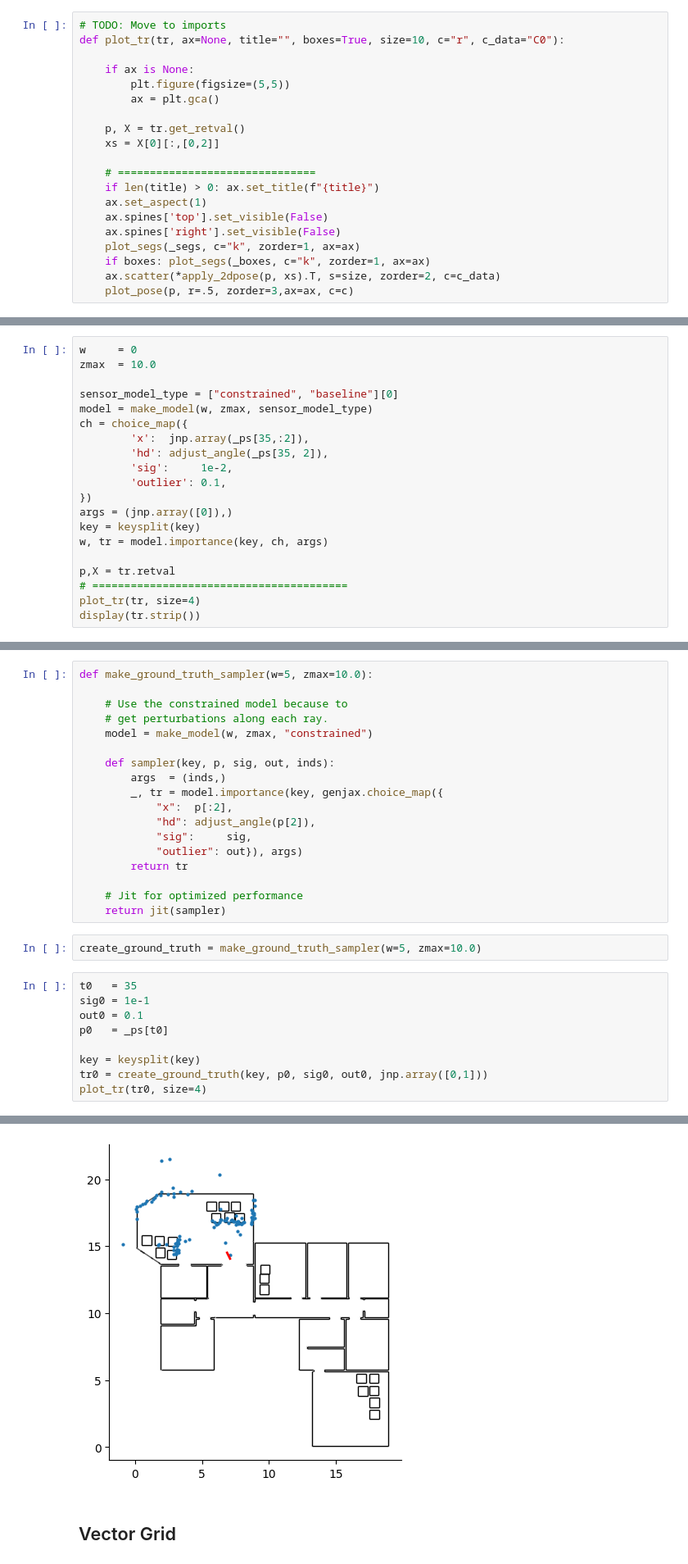
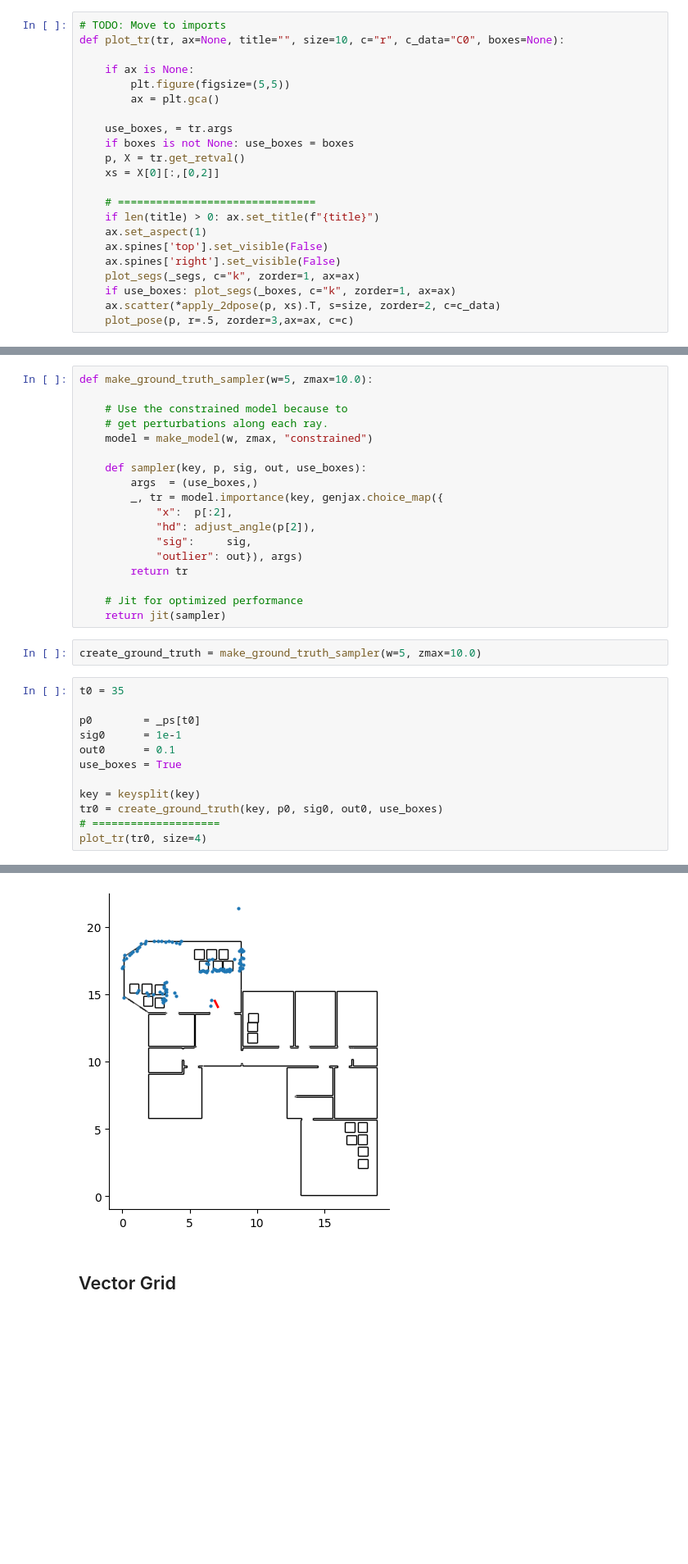
Before and after one commit to probcomp/chi-sight-mkl, a Jupyter notebook: notebooks/22 - Hierarchical Sensor Model - Teaching.ipynb, the cells around one changed output, grey strips where cells are left out. Shown at 82% size. Saved outputs shown, nothing was run; the diff lists cells and outputs as text; blank space fills up the shorter version.

```diff
--- a/notebooks/22 - Hierarchical Sensor Model - Teaching.ipynb
+++ b/notebooks/22 - Hierarchical Sensor Model - Teaching.ipynb
@@ -253,12 +269,14 @@ def make_anchored_model(w:int, zmax:float, sensor_model_type:str="constrained"):
 **Excercise:** Write a distribution over the unit circle by "wrapping" a normal distribution around it.
 # %%
 # TODO: Move to imports
-def plot_tr(tr, ax=None, title="", boxes=True, size=10, c="r", c_data="C0"):
+def plot_tr(tr, ax=None, title="", size=10, c="r", c_data="C0", boxes=None):
 
     if ax is None:
         plt.figure(figsize=(5,5))
         ax = plt.gca()
 
+    use_boxes, = tr.args
+    if boxes is not None: use_boxes = boxes
     p, X = tr.get_retval()
     xs = X[0][:,[0,2]]
 
@@ -268,6 +286,6 @@ def plot_tr(tr, ax=None, title="", boxes=True, size=10, c="r", c_data="C0"):
     ax.spines['top'].set_visible(False)
     ax.spines['right'].set_visible(False)
     plot_segs(_segs, c="k", zorder=1, ax=ax)
-    if boxes: plot_segs(_boxes, c="k", zorder=1, ax=ax)
+    if use_boxes: plot_segs(_boxes, c="k", zorder=1, ax=ax)
     ax.scatter(*apply_2dpose(p, xs).T, s=size, zorder=2, c=c_data)
     plot_pose(p, r=.5, zorder=3,ax=ax, c=c)
@@ -290,23 +384,3 @@ def make_constraints(X, sensor_model_type):
             })
     })
     return ch
-# %%
-w     = 0
-zmax  = 10.0
-
-sensor_model_type = ["constrained", "baseline"][0]
-model = make_model(w, zmax, sensor_model_type)
-ch = choice_map({
-        'x':  jnp.array(_ps[35,:2]),
-        'hd': adjust_angle(_ps[35, 2]),
-        'sig':     1e-2,
-        'outlier': 0.1,
-})
-args = (jnp.array([0]),)
-key = keysplit(key)
-w, tr = model.importance(key, ch, args)
-
-p,X = tr.retval
-# ========================================
-plot_tr(tr, size=4)
-display(tr.strip())
@@ -375,8 +434,8 @@ def make_ground_truth_sampler(w=5, zmax=10.0):
     # get perturbations along each ray.
     model = make_model(w, zmax, "constrained")
 
-    def sampler(key, p, sig, out, inds):
-        args  = (inds,)
+    def sampler(key, p, sig, out, use_boxes):
+        args  = (use_boxes,)
         _, tr = model.importance(key, genjax.choice_map({
             "x":  p[:2],
             "hd": adjust_angle(p[2]),
@@ -389,17 +448,20 @@ def make_ground_truth_sampler(w=5, zmax=10.0):
 # %%
 create_ground_truth = make_ground_truth_sampler(w=5, zmax=10.0)
 # %%
-t0   = 35
-sig0 = 1e-1
-out0 = 0.1
-p0   = _ps[t0]
+t0 = 35
+
+p0        = _ps[t0]
+sig0      = 1e-1
+out0      = 0.1
+use_boxes = True
 
 key = keysplit(key)
-tr0 = create_ground_truth(key, p0, sig0, out0, jnp.array([0,1]))
+tr0 = create_ground_truth(key, p0, sig0, out0, use_boxes)
+# ====================
 plot_tr(tr0, size=4)
 # %% [output]
 warning: Linking two modules of different target triples: 'LLVMDialectModule' is 'nvptx64-nvidia-gpulibs' whereas '' is 'nvptx64-nvidia-cuda'
-[figure, old version]
+[figure, new version]
 # %% [markdown]
 ## Vector Grid
 # %%
```
Also changed, not shown: parts of 61 cells of this notebook, 2 other files.
